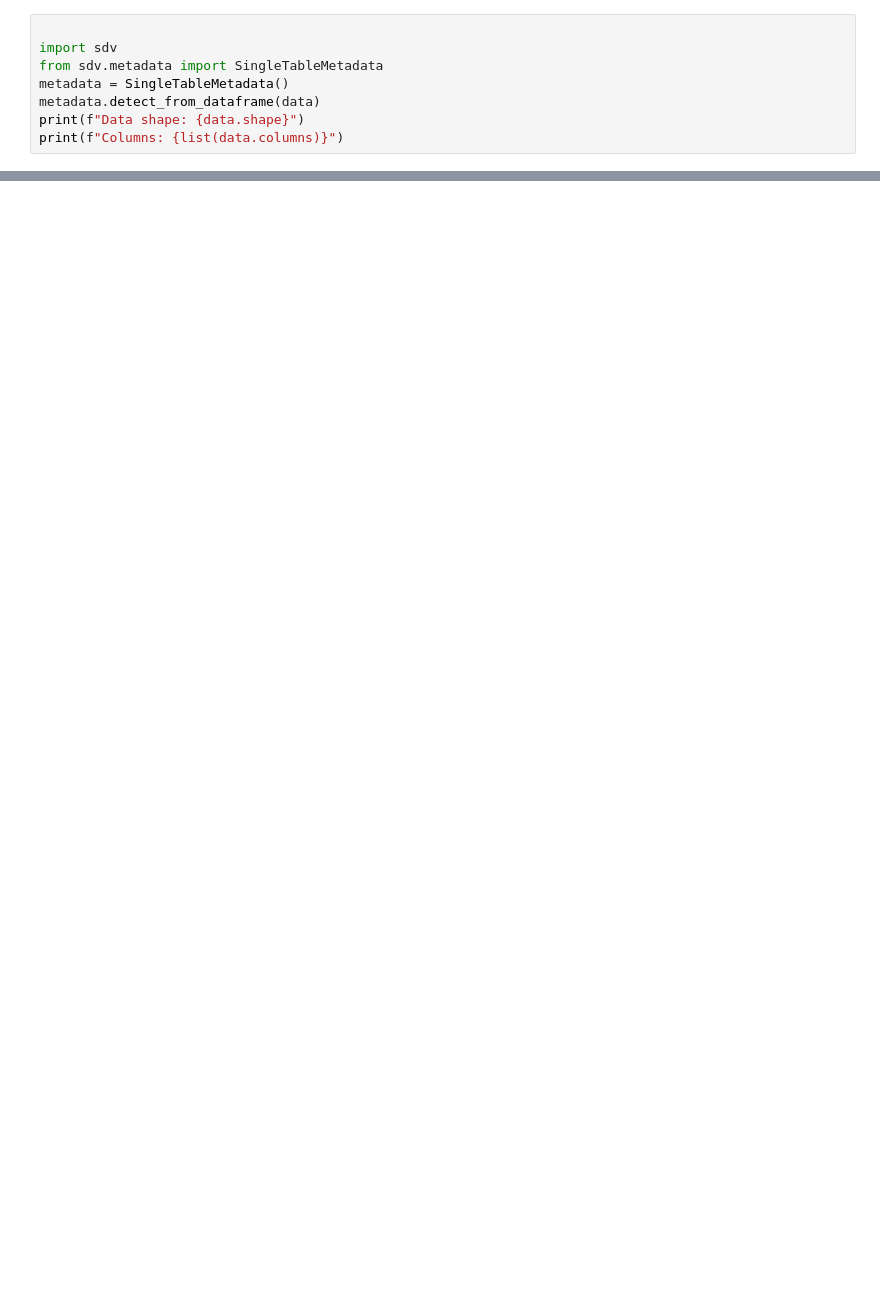
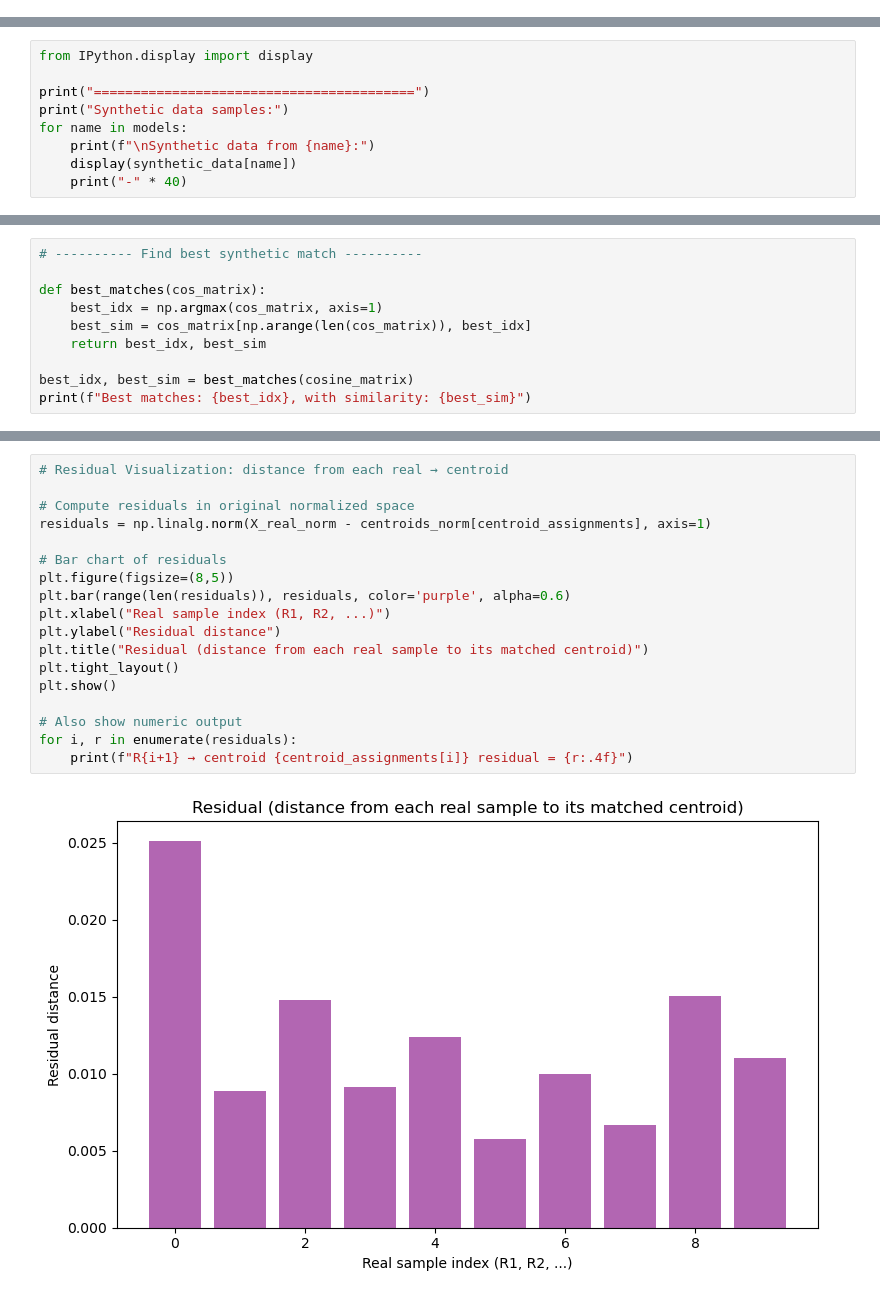
Before and after one commit to bdsul/Synthetic-data_Audit, a Jupyter notebook: Sample/validation_check.ipynb, the cells around one changed output, grey strips where cells are left out. Saved outputs shown, nothing was run; the diff lists cells and outputs as text; blank space fills up the shorter version.

```diff
--- a/Sample/validation_check.ipynb
+++ b/Sample/validation_check.ipynb
@@ -147,8 +88,0 @@ Synthetic data from GaussianCopula:
-# %%
-
-import sdv
-from sdv.metadata import SingleTableMetadata
-metadata = SingleTableMetadata()
-metadata.detect_from_dataframe(data)
-print(f"Data shape: {data.shape}")
-print(f"Columns: {list(data.columns)}")
@@ -187,0 +89,9 @@ data
+# %%
+from IPython.display import display
+
+print("=========================================")
+print("Synthetic data samples:")
+for name in models:
+    print(f"\nSynthetic data from {name}:")
+    display(synthetic_data[name])
+    print("-" * 40)
@@ -202,0 +196,10 @@ cosine_matrix = R @ S.T
+# %%
+# ---------- Find best synthetic match ----------
+
+def best_matches(cos_matrix):
+    best_idx = np.argmax(cos_matrix, axis=1)
+    best_sim = cos_matrix[np.arange(len(cos_matrix)), best_idx]
+    return best_idx, best_sim
+
+best_idx, best_sim = best_matches(cosine_matrix)
+print(f"Best matches: {best_idx}, with similarity: {best_sim}")
@@ -202,0 +1099,20 @@ cosine_matrix = R @ S.T
+# %%
+# Residual Visualization: distance from each real → centroid
+
+# Compute residuals in original normalized space
+residuals = np.linalg.norm(X_real_norm - centroids_norm[centroid_assignments], axis=1)
+
+# Bar chart of residuals
+plt.figure(figsize=(8,5))
+plt.bar(range(len(residuals)), residuals, color='purple', alpha=0.6)
+plt.xlabel("Real sample index (R1, R2, ...)")
+plt.ylabel("Residual distance")
+plt.title("Residual (distance from each real sample to its matched centroid)")
+plt.tight_layout()
+plt.show()
+
+# Also show numeric output
+for i, r in enumerate(residuals):
+    print(f"R{i+1} → centroid {centroid_assignments[i]} residual = {r:.4f}")
+# %% [output]
+[figure, added]
```
Also changed, not shown: parts of 25 cells of this notebook, 1 other file.
